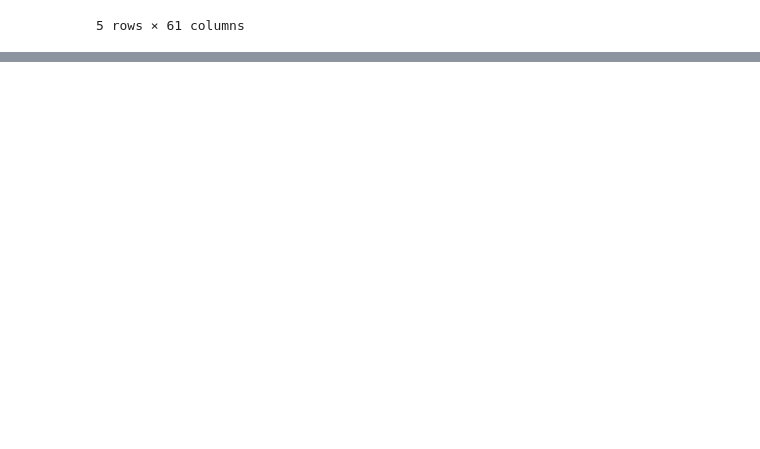
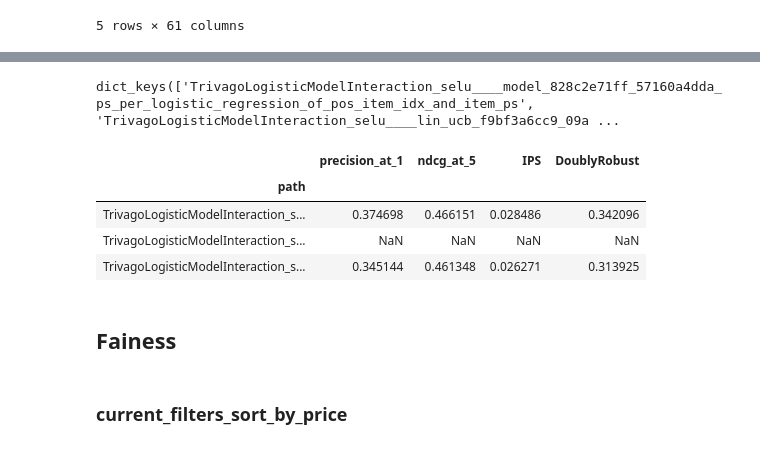
Before and after one commit to deeplearningbrasil/mars-gym, a Jupyter notebook: Resultados.ipynb, the cells around one changed output, grey strips where cells are left out. Saved outputs shown, nothing was run; the diff lists cells and outputs as text; code cells hidden in the pictures; blank space fills up the shorter version.

```diff
--- a/Resultados.ipynb
+++ b/Resultados.ipynb
@@ -287,0 +316,12 @@ for input_metrics in ['Cumulative Reward', 'Cumulative Window Mean Reward', 'Cum
+# %%
+input_models_eval = fetch_results_path().keys()
+input_params      = []
+input_models_eval
+# %% [output]
+dict_keys(['TrivagoLogisticModelInteraction_selu____model_828c2e71ff_57160a4dda_ps_per_logistic_regression_of_pos_item_idx_and_item_ps', 'TrivagoLogisticModelInteraction_selu____lin_ucb_f9bf3a6cc9_09a ...
+# %%
+data_metrics       = load_data_metrics()
+data_params        = load_eval_params()
+
+df_metrics        = filter_df(data_metrics, input_models_eval, input_metrics, "")
+df_eval_params    = filter_df(data_params, input_models_eval, input_params).transpose()
@@ -287,0 +342,10 @@ for input_metrics in ['Cumulative Reward', 'Cumulative Window Mean Reward', 'Cum
+# %%
+df_metrics
+# %% [output]
+|  | precision_at_1 | ndcg_at_5 | IPS | DoublyRobust |
+| path |  |  |  |  |
+| TrivagoLogisticModelInteraction_s... | 0.374698 | 0.466151 | 0.028486 | 0.342096 |
+| TrivagoLogisticModelInteraction_s... | NaN | NaN | NaN | NaN |
+| TrivagoLogisticModelInteraction_s... | 0.345144 | 0.461348 | 0.026271 | 0.313925 |
+# %% [markdown]
+## Fainess
@@ -287,0 +390,2 @@ for input_metrics in ['Cumulative Reward', 'Cumulative Window Mean Reward', 'Cum
+# %% [markdown]
+### current_filters_sort_by_price
```
Also changed, not shown: parts of 18 cells of this notebook, 5 other files.
